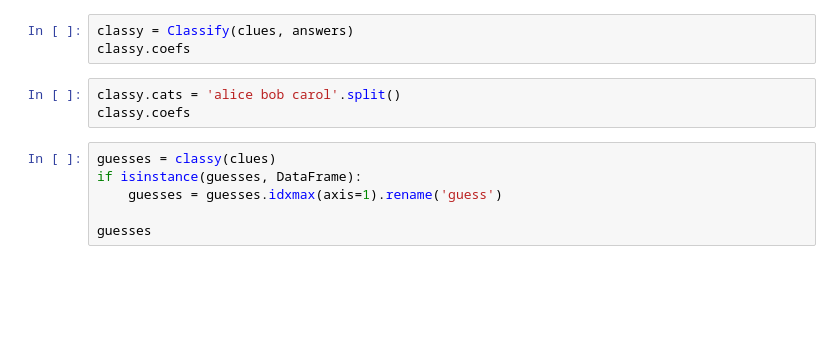
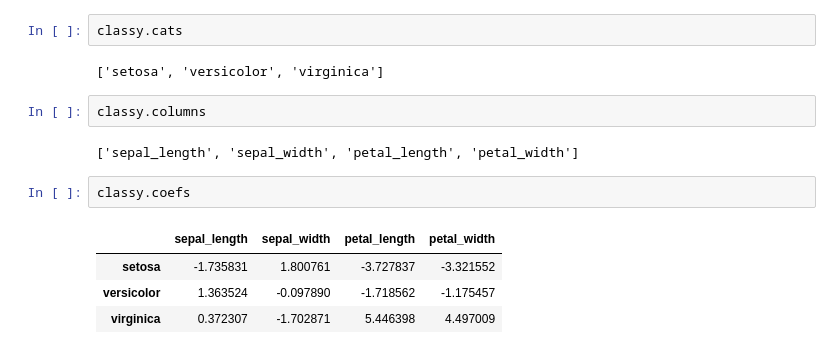
Before and after one commit to samkennerly/kingofsnake, a Jupyter notebook: books/classify.ipynb, the cells around one changed output. Saved outputs shown, nothing was run; the diff lists cells and outputs as text; blank space fills up the shorter version.

```diff
--- a/books/classify.ipynb
+++ b/books/classify.ipynb
@@ -20,12 +79,15 @@ clues
+# %%
+classy.cats
+# %% [output]
+['setosa', 'versicolor', 'virginica']
+# %%
+classy.columns
+# %% [output]
+['sepal_length', 'sepal_width', 'petal_length', 'petal_width']
 # %%
-classy = Classify(clues, answers)
 classy.coefs
+# %% [output]
+|  | sepal_length | sepal_width | petal_length | petal_width |
+| setosa | -1.735831 | 1.800761 | -3.727837 | -3.321552 |
+| versicolor | 1.363524 | -0.097890 | -1.718562 | -1.175457 |
+| virginica | 0.372307 | -1.702871 | 5.446398 | 4.497009 |
-# %%
-classy.cats = 'alice bob carol'.split()
-classy.coefs
-# %%
-guesses = classy(clues)
-if isinstance(guesses, DataFrame):
-    guesses = guesses.idxmax(axis=1).rename('guess')
-
-guesses
```
Also changed, not shown: parts of 21 cells of this notebook, 1 other file.
